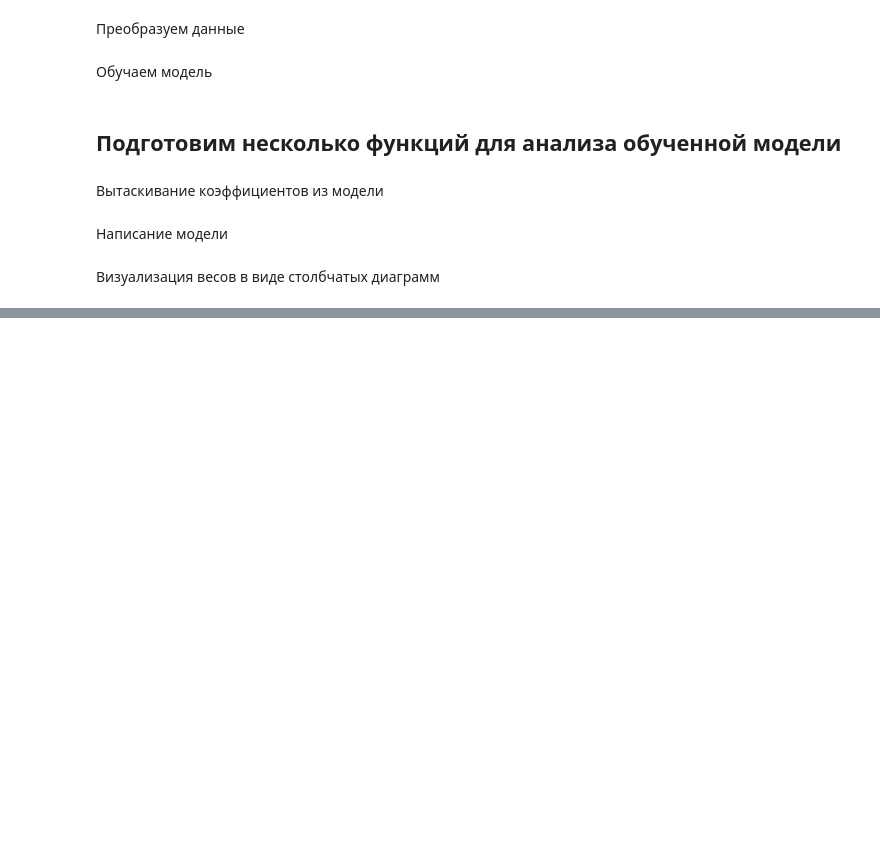
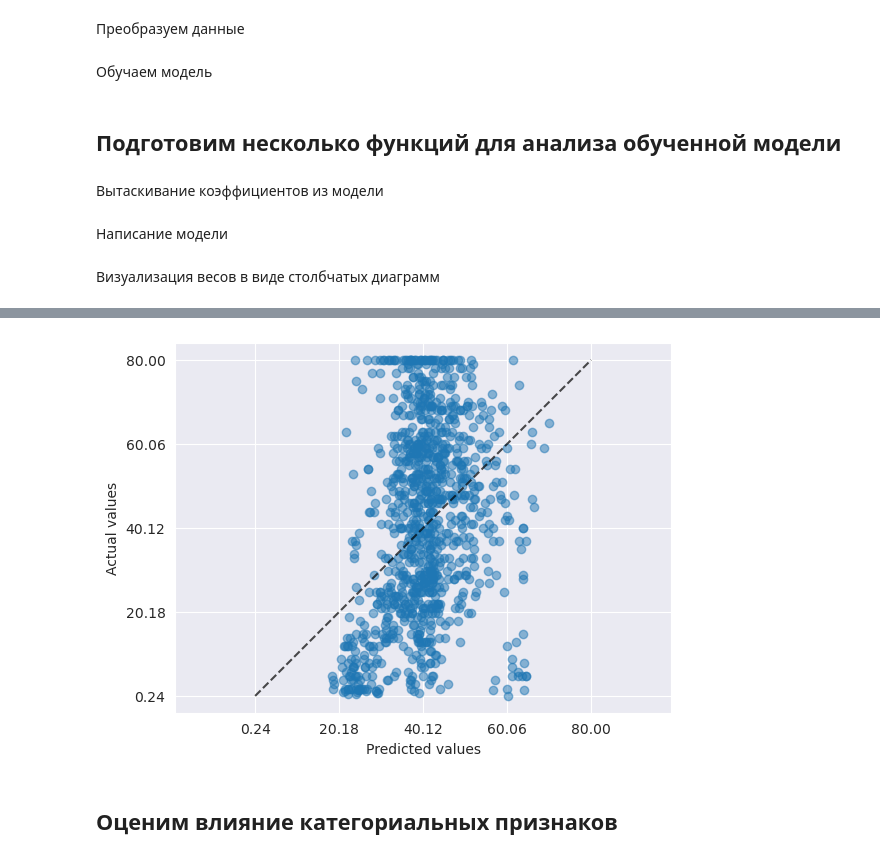
Before and after one commit to synrocka/Diabetes-Prediction, a Jupyter notebook: LinearRegression.ipynb, the cells around one changed output, grey strips where cells are left out. Drawn from its saved outputs; the diff is of its cells as text; code cells hidden in the pictures; blank space fills up the shorter version.

```diff
--- a/LinearRegression.ipynb
+++ b/LinearRegression.ipynb
@@ -246,0 +358,5 @@ def vis_weight(weights, features_names=None, width=1200, height=600):
+# %%
+pipe_num = Pipeline([
+    ("preprocessors", preprocessors_num),
+    ("model", SGDRegressor(random_state=42))
+])
@@ -246,0 +377,2 @@ def vis_weight(weights, features_names=None, width=1200, height=600):
+# %%
+pipe_num.fit(X_train, y_train)
@@ -246,0 +435,7 @@ def vis_weight(weights, features_names=None, width=1200, height=600):
+# %%
+pipe_num_transform = Pipeline([
+    ("preprocessors", preprocessors_num),
+    ("model", TransformedTargetRegressor(regressor=SGDRegressor(random_state=42), transformer=PowerTransformer()))
+])
+# %%
+pipe_num_transform.fit(X_train, y_train)
@@ -246,0 +502,11 @@ def vis_weight(weights, features_names=None, width=1200, height=600):
+# %%
+PredictionErrorDisplay.from_predictions(
+    y_val,
+    pipe_num_transform.predict(X_val),
+    kind="actual_vs_predicted",
+    scatter_kwargs={"alpha": 0.5}
+);
+# %% [output]
+[figure, added]
+# %% [markdown]
+## Оценим влияние категориальных признаков
```
Also changed, not shown: parts of 39 cells of this notebook.
